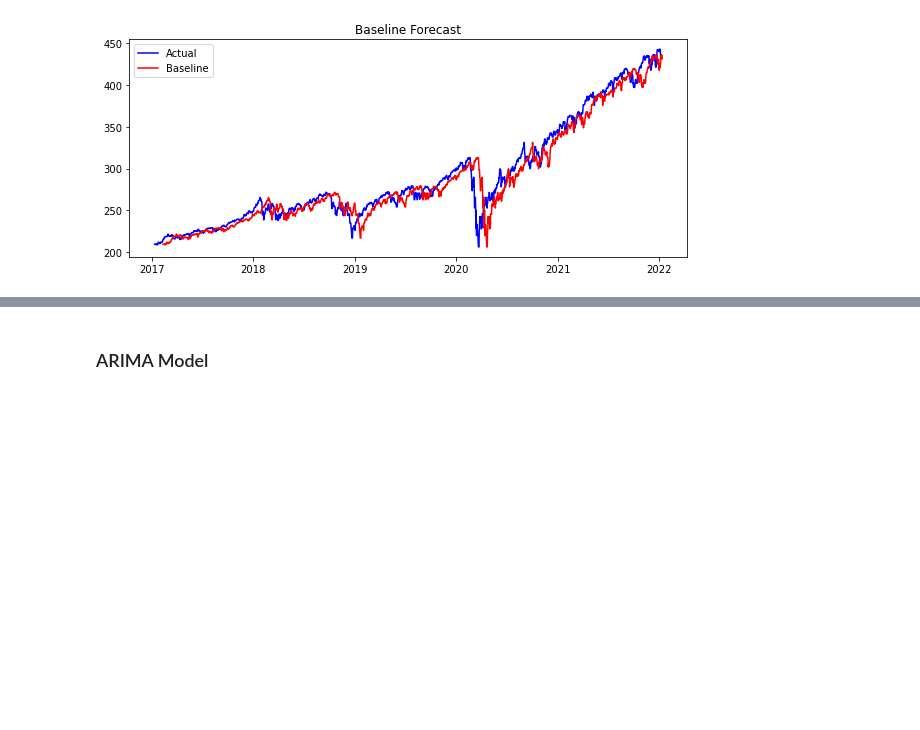
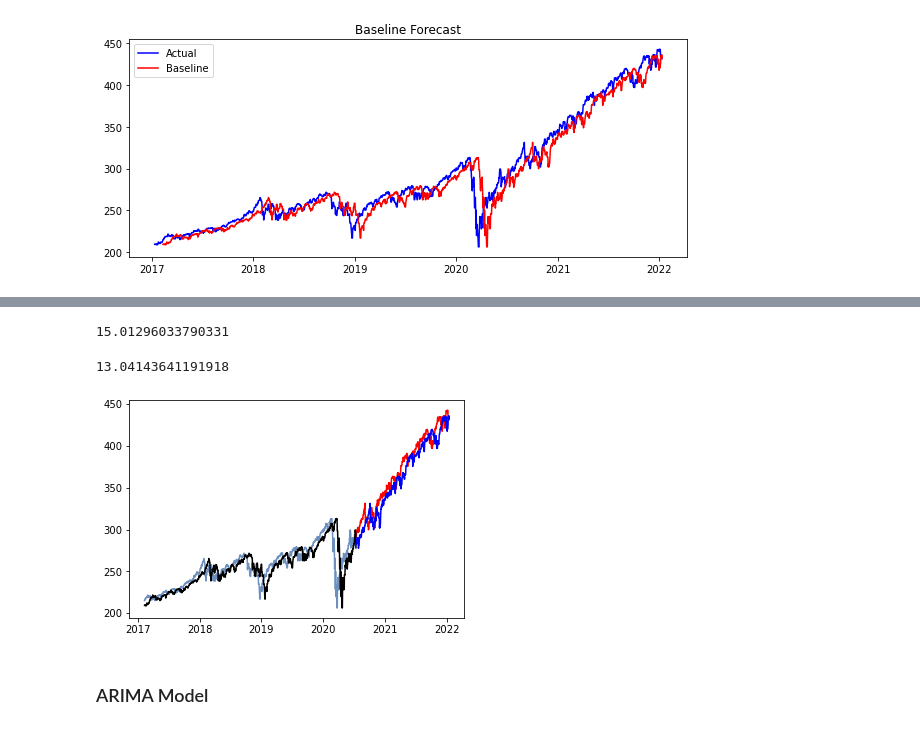
Before and after one commit to j-vasquez21/Stock-Forecasting, a Jupyter notebook: first_notebook.ipynb, the cells around one changed output, grey strips where cells are left out. Drawn from its saved outputs; the diff is of its cells as text; code cells hidden in the pictures; blank space fills up the shorter version.

```diff
--- a/first_notebook.ipynb
+++ b/first_notebook.ipynb
@@ -527,0 +547,4 @@ baseline_model(VFIAX,30,True)
+# %%
+new_df['original'] = VFIAX['close']
+# %%
+new_df['shifted'] = VFIAX['close'].shift(30)
@@ -528,3 +568,26 @@ baseline_model(VFIAX,30,True)
+# %%
+cutoff = int(len(new_df['original']) * 0.70)
+# %%
+original = new_df['original']
+shifted = new_df['shifted']
+original_train, original_test = original[30:cutoff], original[cutoff:]
+shifted_train, shifted_test = shifted[30:cutoff], shifted[cutoff:]
+# %%
+mean_squared_error(original_train,shifted_train,squared=False)
+# %% [output]
+15.01296033790331
+# %%
+mean_squared_error(original_test,shifted_test,squared=False)
+# %% [output]
+13.04143641191918
+# %%
+plt.plot(original_train,)
+plt.plot(original_test,c='r')
+plt.plot(shifted_train,c='black')
+plt.plot(shifted_test,c='blue')
+plt.show()
+# %% [output]
+[figure, added]
 # %% [markdown]
 ### ARIMA Model
 # %%
```
Also changed, not shown: parts of 51 cells of this notebook, 13 other files.
